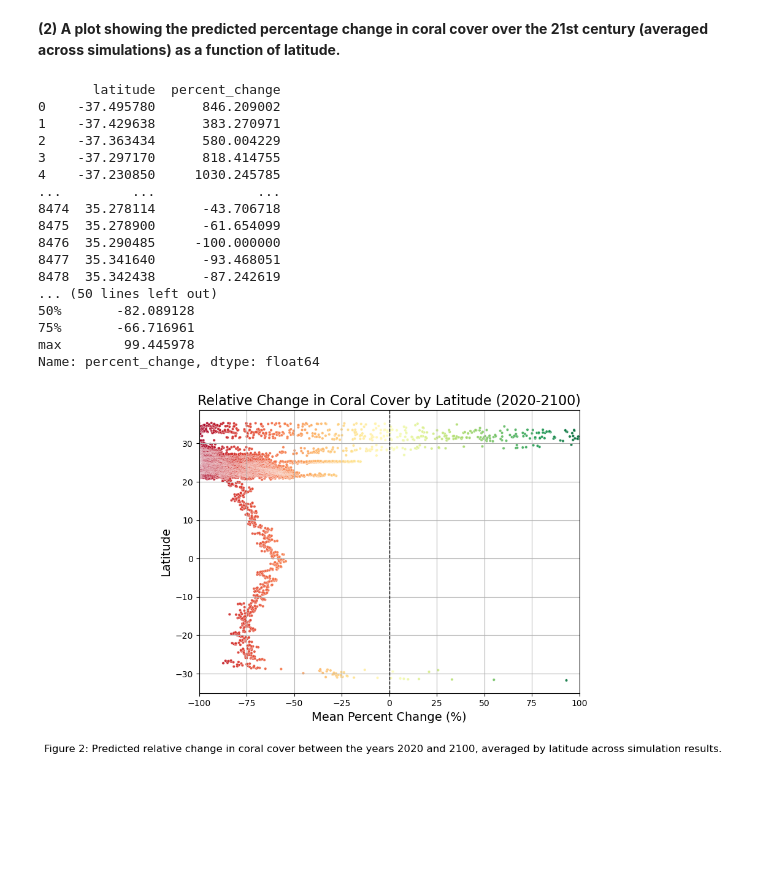
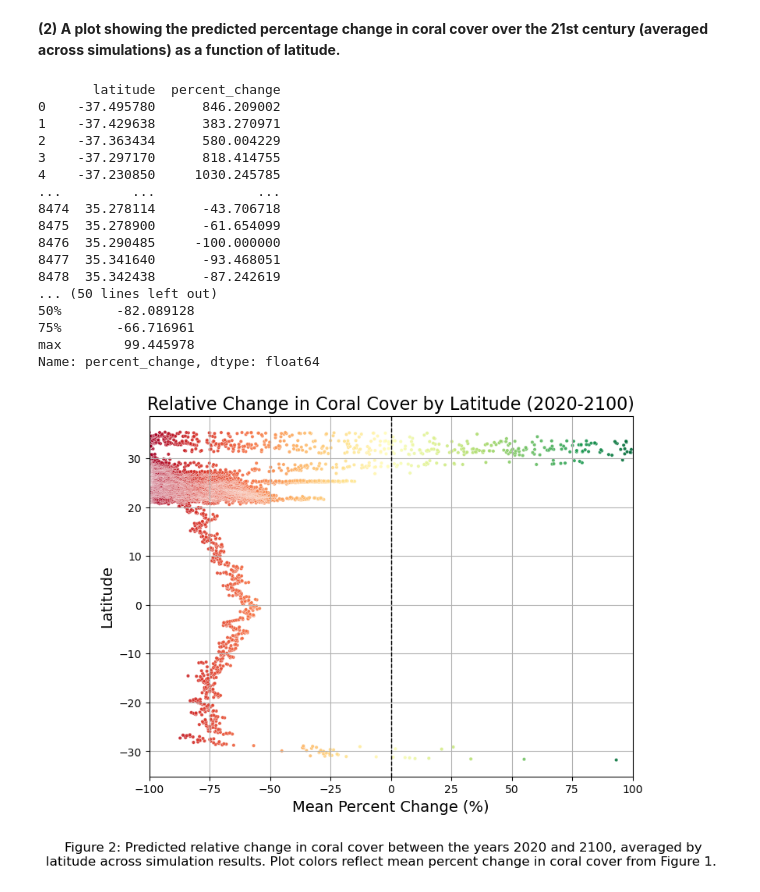
Before and after one commit to maluhiakinimaka/mbio691l-kinimaka, a Jupyter notebook: mbio691l_project_kinimaka.ipynb, the cells around one changed output. Saved outputs shown, nothing was run; the diff lists cells and outputs as text; code cells hidden in the pictures; blank space fills up the shorter version.

Commit message:
Figure 3 commit

```diff
--- a/mbio691l_project_kinimaka.ipynb
+++ b/mbio691l_project_kinimaka.ipynb
@@ -186,7 +185,7 @@ Coral Cover 2020
 # %% [markdown]
 **(2) A plot showing the predicted percentage change in coral cover over the 21st century (averaged across simulations) as a function of latitude.**
 # %%
-# grouping by latitude to calculate average percent cover
+# grouping by latitude to calculate average percent cover across simulations
 mean_pc_lat = filt_data.groupby(['latitude'])['percent_change'].mean().reset_index()
 print(mean_pc_lat) #check
 print(mean_pc_lat['percent_change'].describe()) #check
@@ -213,35 +212,35 @@ plt.axvline(x=0, color='black', linestyle='--', linewidth=1)
 plt.title('Relative Change in Coral Cover by Latitude (2020-2100)', fontsize=16)
 plt.ylabel('Latitude', fontsize=14)
 plt.xlabel('Mean Percent Change (%)', fontsize=14)
-plt.grid(True)
 plt.xlim(-100, 100)
 plt.grid(True)
 
 # add caption
-plt.figtext(0.5, -0.03, 'Figure 2: Predicted relative change in coral cover between the years 2020 and 2100, averaged by latitude across simulation results.',
+plt.figtext(0.5, -0.03, 'Figure 2: Predicted relative change in coral cover between the years 2020 and 2100, averaged by\n'
+                        'latitude across simulation results. Plot colors reflect mean percent change in coral cover from Figure 1.',
                 ha='center', va='top', fontsize=12)
 
 # export as vector file
 plt.savefig('percent_change_CC_lat.svg', format='svg', bbox_inches='tight')
 
 # plot
 plt.show()
 # %% [output]
        latitude  percent_change
 0    -37.495780      846.209002
 1    -37.429638      383.270971
 2    -37.363434      580.004229
 3    -37.297170      818.414755
 4    -37.230850     1030.245785
 ...         ...             ...
 8474  35.278114      -43.706718
 8475  35.278900      -61.654099
 8476  35.290485     -100.000000
 8477  35.341640      -93.468051
 8478  35.342438      -87.242619
 ... (50 lines left out)
 50%       -82.089128
 75%       -66.716961
 max        99.445978
 Name: percent_change, dtype: float64
-[figure, old version]
+[figure, new version]
```
Also changed, not shown: parts of 3 cells of this notebook, 2 other files.
